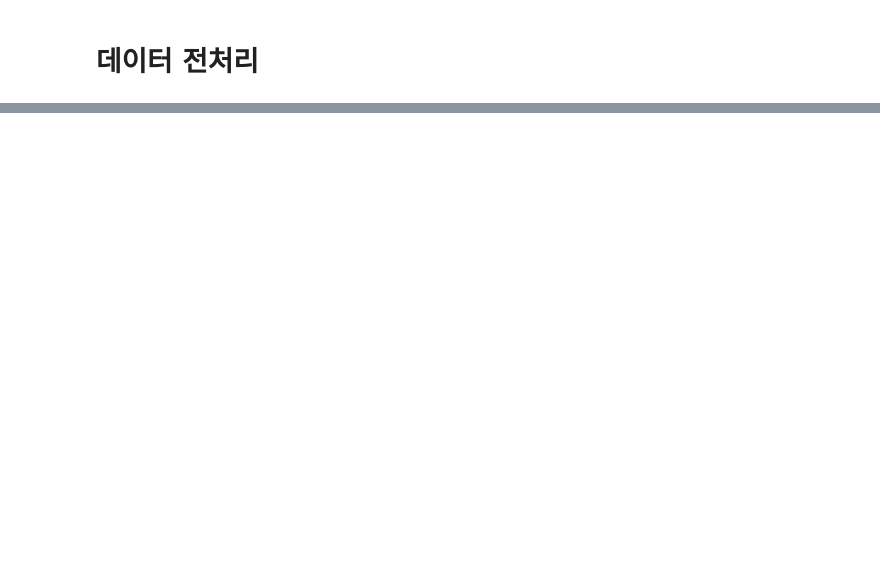
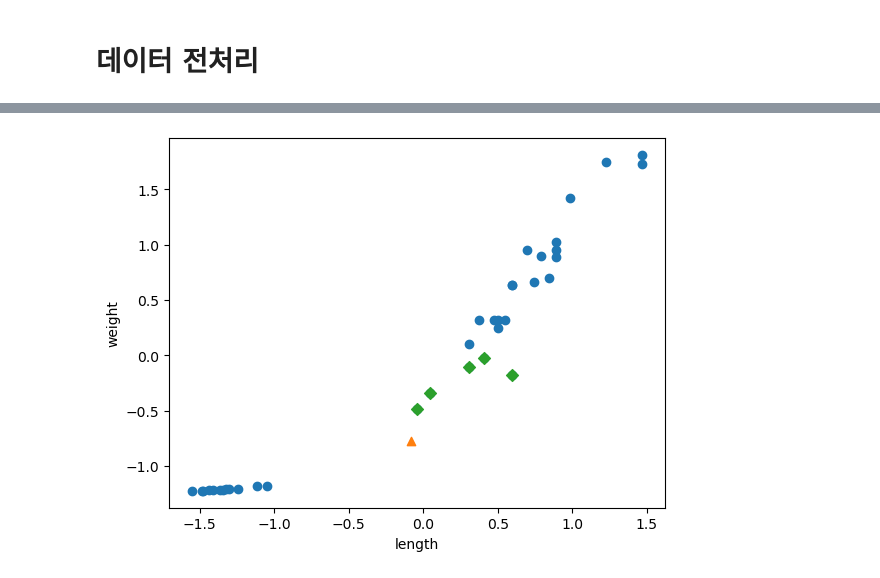
Before and after one commit to kimhyun09/hongongmachine, a Jupyter notebook: 2-2 데이터 전처리.ipynb, the cells around one changed output, grey strips where cells are left out. Drawn from its saved outputs; the diff is of its cells as text; code cells hidden in the pictures; blank space fills up the shorter version.

```diff
--- a/2-2 데이터 전처리.ipynb
+++ b/2-2 데이터 전처리.ipynb
@@ -20,0 +124,12 @@ fish_target = np.concatenate((np.ones(35), np.zeros(14)))  # 가로로 길게
+# %%
+distances, indices = kn.kneighbors([new])
+plt.scatter(train_scaled[:,0], train_scaled[:,1])
+plt.scatter(new[0], new[1], marker='^')
+plt.scatter(train_scaled[indices,0], train_scaled[indices,1], marker='D')  #가장 가까운 이웃의 판단
+plt.xlabel('length')
+plt.ylabel('weight')
+plt.show()
+
+## 스케일 -> 가까운 네이버가 달라짐!
+# %% [output]
+[figure, added]
```
Also changed, not shown: parts of 20 cells of this notebook.
